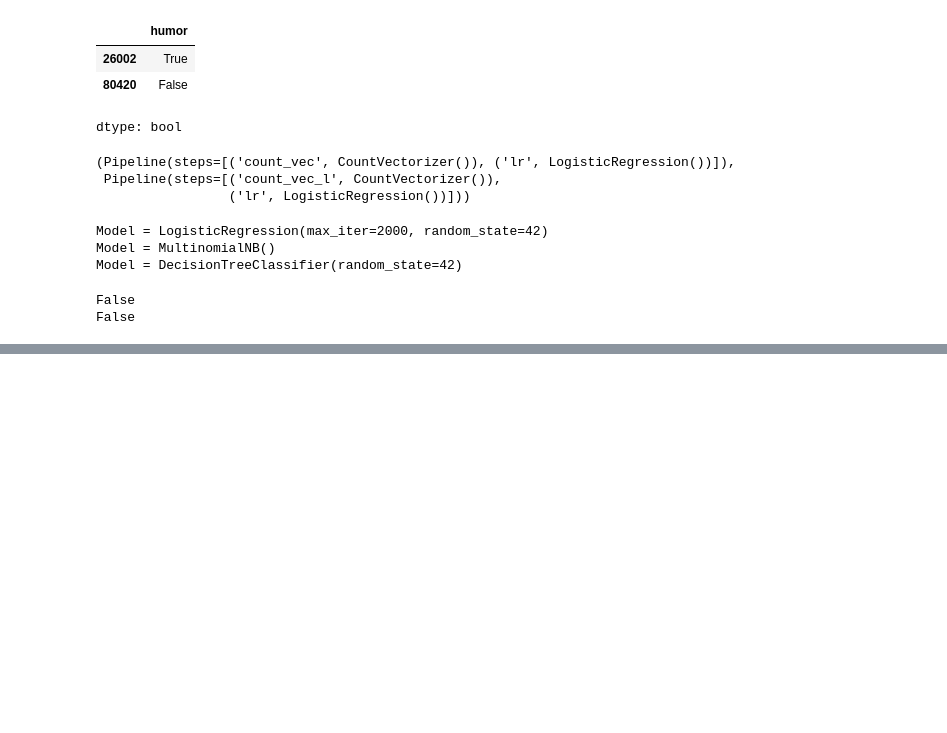
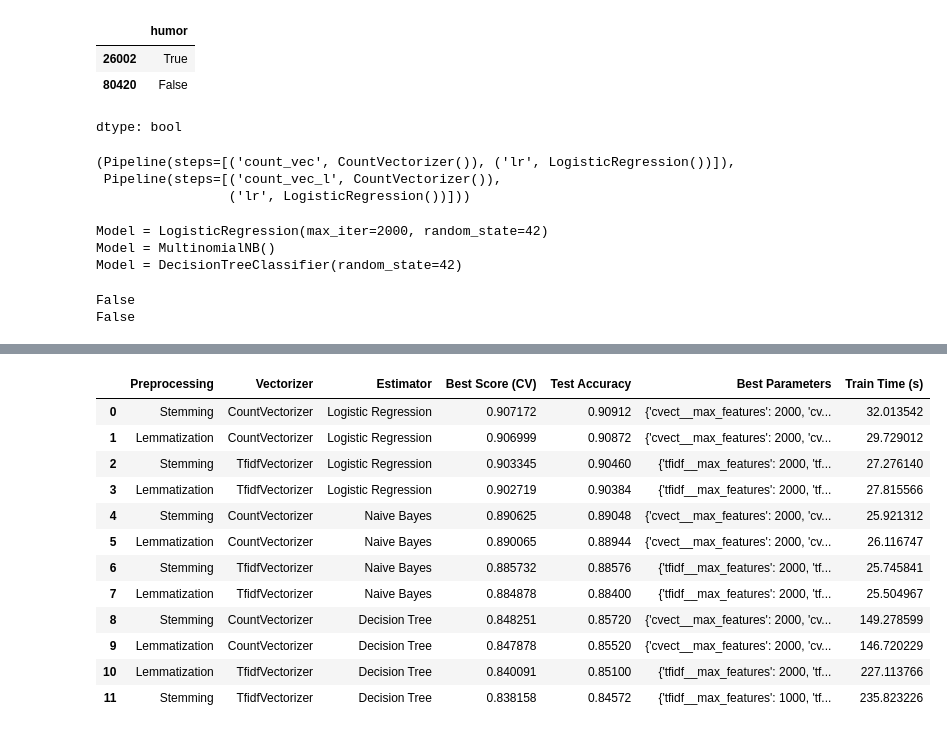
Before and after one commit to Subroy1/MSAI_AllPracticeModules, a Jupyter notebook: Module 18/try_it_18_1.ipynb, the cells around one changed output, grey strips where cells are left out. Saved outputs shown, nothing was run; the diff lists cells and outputs as text; code cells hidden in the pictures; blank space fills up the shorter version.

Commit message:
Save the results in a single code block execution for all combinations .

```diff
--- a/Module 18/try_it_18_1.ipynb
+++ b/Module 18/try_it_18_1.ipynb
@@ -291,0 +290,66 @@ KeyError: 'best_f1_cv'
+# %%
+### Stemming based grid search on param grid for CountVectorizer
+### Stemming based grid search on param grid for TFIDFVectorizer
+### Lemmatization based grid search on param grid for CountVectorizer
+### Lemmatization based grid search on param grid for TFIDFVectorizer
+# Re-initialize results storage to start fresh
+all_results = []
+
+# Define preprocessing data
+preprocessing_data = {
+    'Stemming': {'X_train': X_train_stem, 'X_test': X_test_stem},
+    'Lemmatization': {'X_train': X_train_lemma, 'X_test': X_test_lemma}
+}
+
+# Define vectorizers and their parameter grids
+vectorizer_configs = {
+    'CountVectorizer': {'vectorizer': CountVectorizer(), 'params': cvect_params, 'prefix': 'cvect'},
+    'TfidfVectorizer': {'vectorizer': TfidfVectorizer(), 'params': tfidf_params, 'prefix': 'tfidf'}
+}
+
+for preproc_name, preproc_data in preprocessing_data.items():
+    X_train_preproc = preproc_data['X_train']
+    X_test_preproc = preproc_data['X_test']
+
+    for vec_name, vec_config in vectorizer_configs.items():
+        vectorizer_instance = vec_config['vectorizer']
+        vectorizer_params = vec_config['params']
+        prefix = vec_config['prefix']
+
+        for model_name, model_instance in models.items():
+            print(f"\n--- Tuning {model_name} with {preproc_name} and {vec_name} ---")
+
+            # Create a pipeline with the current vectorizer and model
+            pipe = Pipeline([(prefix, vectorizer_instance), ("model", model_instance)])
+
+            # Adjust param_grid keys to match the pipeline step name
+            current_param_grid = {f'{prefix}__{k.split("__")[-1]}': v for k, v in vectorizer_params.items()}
+
+            # GridSearchCV setup
+            # Added cv=3 for faster execution, n_jobs=-1 to use all available cores, and verbose for progress
+            grid = GridSearchCV(pipe, param_grid=current_param_grid, cv=3, scoring='accuracy', n_jobs=-1, verbose=1)
+
+            start_time = timer()
+            print(f"Fitting {model_name} for {preproc_name} + {vec_name} at {datetime.now()} UTC")
+            grid.fit(X_train_preproc, y_train)
+            train_time_model = timer() - start_time
+
+            test_accuracy = grid.score(X_test_preproc, y_test) # Using the appropriate test set
+
+            # Store results
+            all_results.append({
+                "Preprocessing": preproc_name,
+                "Vectorizer": vec_name,
+                "Estimator": model_name,
+                "Best Score (CV)": grid.best_score_,
+                "Test Accuracy": test_accuracy,
+                "Best Parameters": grid.best_params_,
+                "Train Time (s)": train_time_model
+            })
+
+# Create a DataFrame from all collected results
+results_df = pd.DataFrame(all_results)
+
+print("\n--- All Grid Search Results ---")
+display(results_df.sort_values(by='Best Score (CV)', ascending=False).reset_index(drop=True))
+# %% [output]
@@ -291,0 +373,13 @@ KeyError: 'best_f1_cv'
+|  | Preprocessing | Vectorizer | Estimator | Best Score (CV) | Test Accuracy | Best Parameters | Train Time (s) |
+| 0 | Stemming | CountVectorizer | Logistic Regression | 0.907172 | 0.90912 | {'cvect__max_features': 2000, 'cv... | 32.013542 |
+| 1 | Lemmatization | CountVectorizer | Logistic Regression | 0.906999 | 0.90872 | {'cvect__max_features': 2000, 'cv... | 29.729012 |
+| 2 | Stemming | TfidfVectorizer | Logistic Regression | 0.903345 | 0.90460 | {'tfidf__max_features': 2000, 'tf... | 27.276140 |
+| 3 | Lemmatization | TfidfVectorizer | Logistic Regression | 0.902719 | 0.90384 | {'tfidf__max_features': 2000, 'tf... | 27.815566 |
+| 4 | Stemming | CountVectorizer | Naive Bayes | 0.890625 | 0.89048 | {'cvect__max_features': 2000, 'cv... | 25.921312 |
+| 5 | Lemmatization | CountVectorizer | Naive Bayes | 0.890065 | 0.88944 | {'cvect__max_features': 2000, 'cv... | 26.116747 |
+| 6 | Stemming | TfidfVectorizer | Naive Bayes | 0.885732 | 0.88576 | {'tfidf__max_features': 2000, 'tf... | 25.745841 |
+| 7 | Lemmatization | TfidfVectorizer | Naive Bayes | 0.884878 | 0.88400 | {'tfidf__max_features': 2000, 'tf... | 25.504967 |
+| 8 | Stemming | CountVectorizer | Decision Tree | 0.848251 | 0.85720 | {'cvect__max_features': 2000, 'cv... | 149.278599 |
+| 9 | Lemmatization | CountVectorizer | Decision Tree | 0.847878 | 0.85520 | {'cvect__max_features': 2000, 'cv... | 146.720229 |
+| 10 | Lemmatization | TfidfVectorizer | Decision Tree | 0.840091 | 0.85100 | {'tfidf__max_features': 2000, 'tf... | 227.113766 |
+| 11 | Stemming | TfidfVectorizer | Decision Tree | 0.838158 | 0.84572 | {'tfidf__max_features': 1000, 'tf... | 235.823226 |
```
Also changed, not shown: parts of 6 cells of this notebook.
